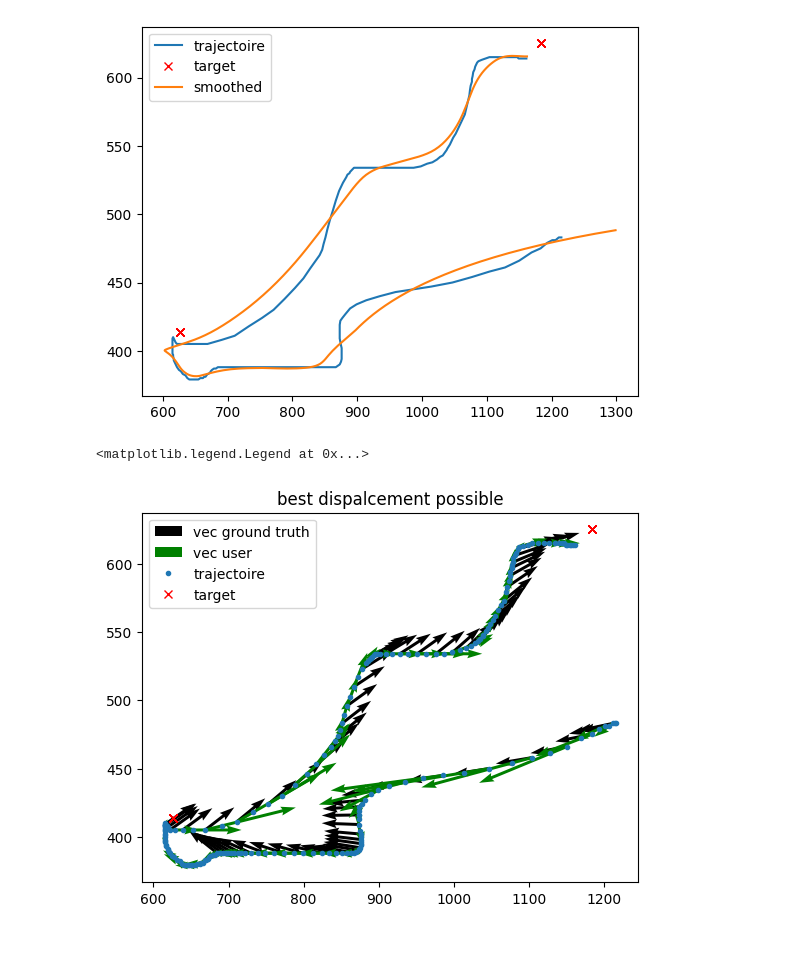
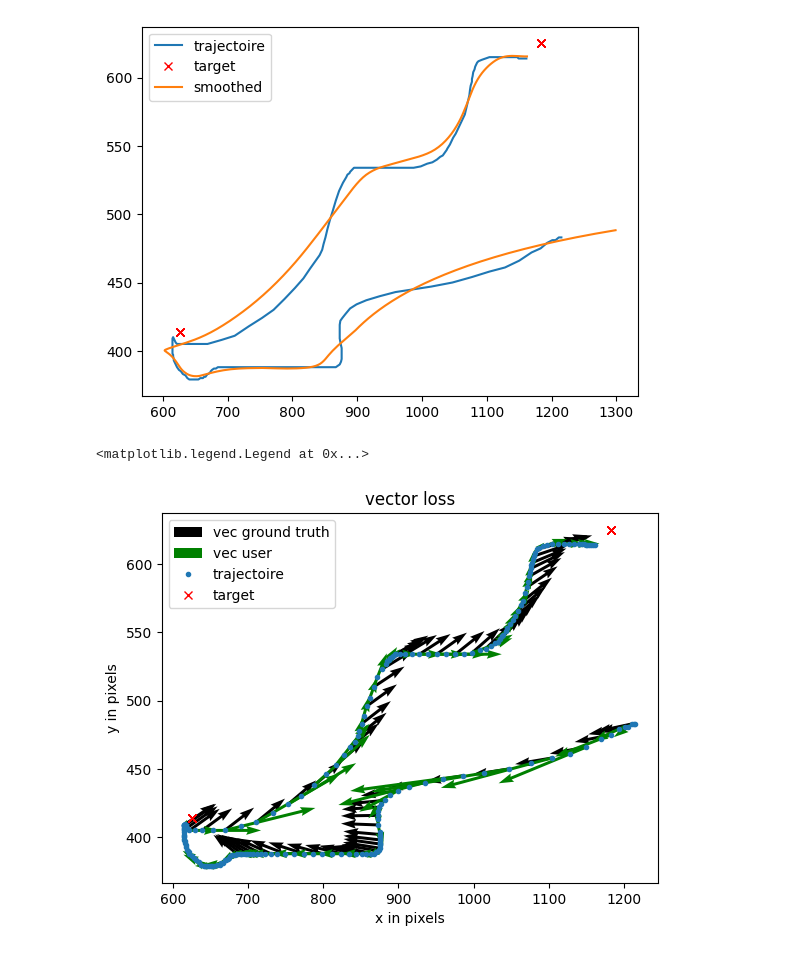
Before and after one commit to joaoMartinSaquet/OfflineCorr, a Jupyter notebook: quick_test.ipynb, the cells around one changed output. Drawn from its saved outputs; the diff is of its cells as text; code cells hidden in the pictures.

```diff
--- a/quick_test.ipynb
+++ b/quick_test.ipynb
@@ -24,17 +24,22 @@ plt.legend()
 # %%
 from dataset_handling import *
 traj, y, targets = read_dataset("/home/jmartinsaquet/Documents/code/IA2_codes/clone/datasets/P0_C0.csv", "vec")
 
 index = 200
 e = 2
 indexes = [i for i in range(index - e) if i % e == 0]
-plt.quiver(traj['x'][indexes], traj['y'][indexes], y['dx'][indexes], y['dy'][indexes],  angles="xy", label="vec ground truth")
-plt.quiver(traj['x'][indexes], traj['y'][indexes], traj['dx'][indexes], traj['dy'][indexes], angles="xy", color="green", label="vec user")
 
-plt.plot(traj['x'][:index], traj['y'][:index], '.', label="trajectoire")
-plt.plot(targets['x_to'][indexes], targets['y_to'][indexes], 'rx', label="target")
-plt.title("best dispalcement possible")
+ax = plt.subplot(1, 1, 1)
+ax.quiver(traj['x'][indexes], traj['y'][indexes], y['dx'][indexes], y['dy'][indexes],  angles="xy", label="vec ground truth")
+ax.quiver(traj['x'][indexes], traj['y'][indexes], traj['dx'][indexes], traj['dy'][indexes], angles="xy", color="green", label="vec user")
+
+ax.plot(traj['x'][:index], traj['y'][:index], '.', label="trajectoire")
+ax.plot(targets['x_to'][indexes], targets['y_to'][indexes], 'rx', label="target")
+ax.set_title("vector loss")
+ax.set_xlabel("x in pixels")
+ax.set_ylabel("y in pixels")
+# ax.invert_yaxis()
 plt.legend()
 # %% [output]
 <matplotlib.legend.Legend at 0x...>
-[figure, old version]
+[figure, new version]
```
Also changed, not shown: parts of 2 cells of this notebook, 7 other files.
